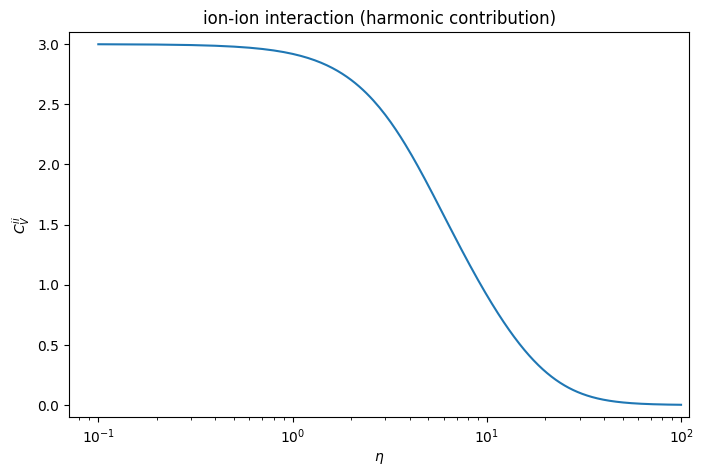
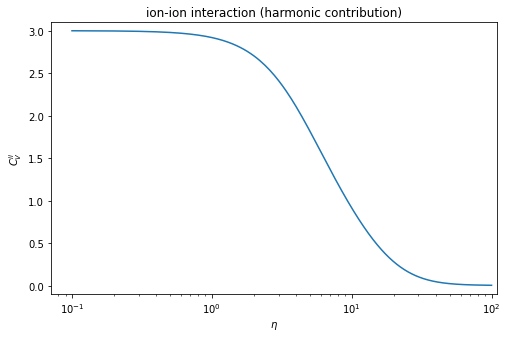
Code edit (unified diff) that turned the first committed figure into the second:
--- before
+++ after
@@ -11,2 +11,3 @@
 plt.title("ion-ion interaction (harmonic contribution)")
 
+plt.show()

Commit: new temperature evol